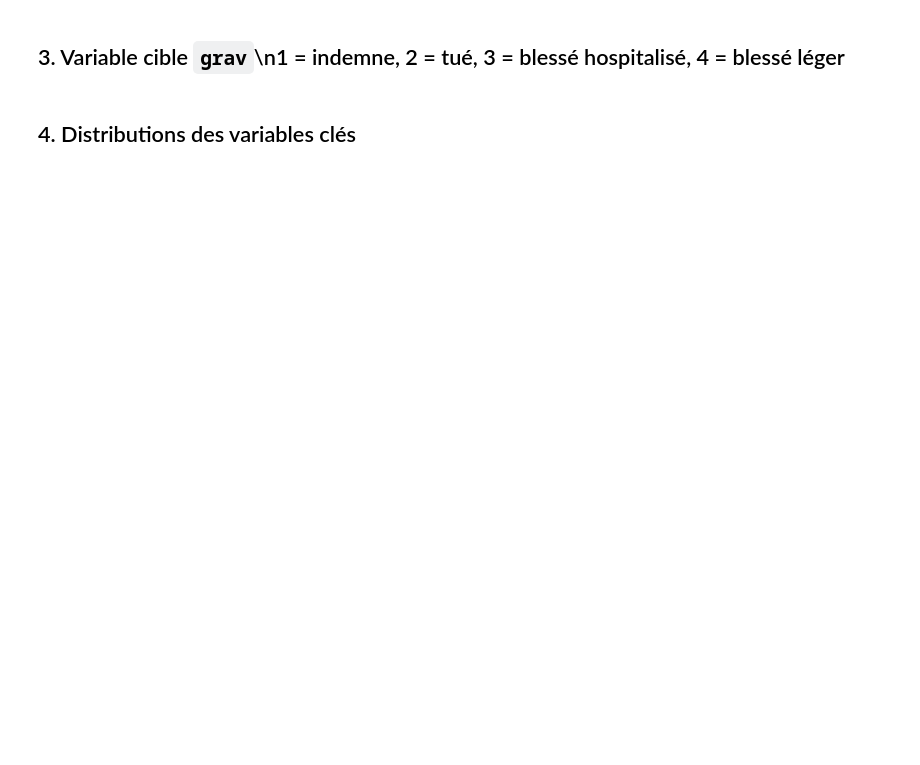
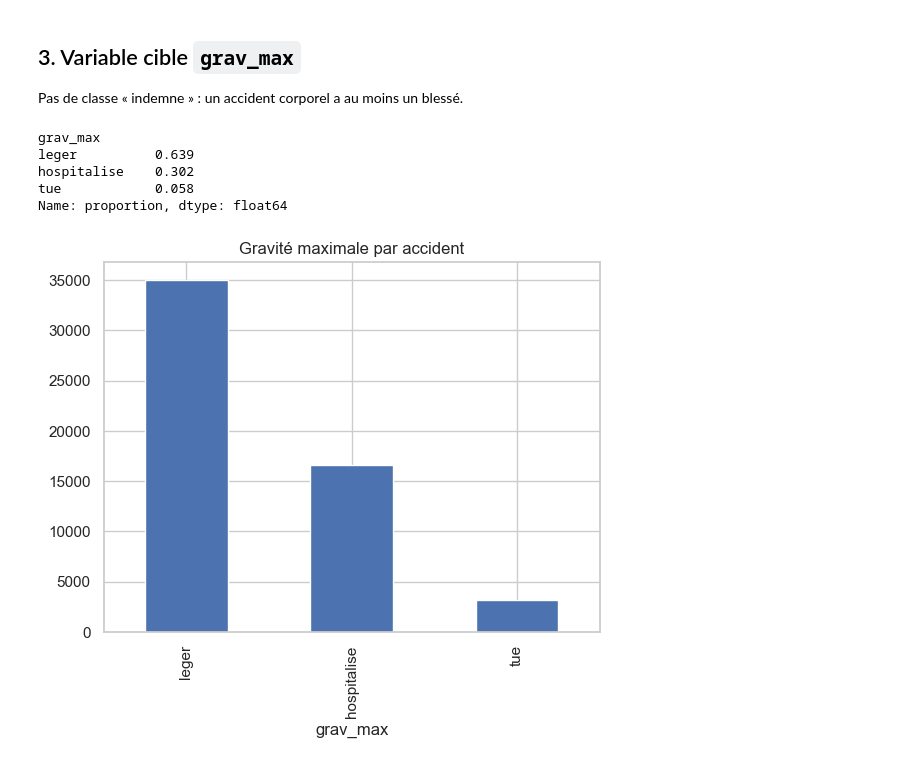
Before and after one commit to cyannure/aaa, a Jupyter notebook: notebooks/01_exploration.ipynb, the cells around one changed output. Cells and saved outputs as stored; diff of their text form; code cells hidden in the pictures; blank space fills up the shorter version.

Commit message:
Accident-level dataset, fixed download script, EDA notebook update

```diff
--- a/notebooks/01_exploration.ipynb
+++ b/notebooks/01_exploration.ipynb
@@ -9,4 +9,5 @@ import matplotlib.pyplot as plt, seaborn as sns
 from pathlib import Path
 sns.set_theme(style="whitegrid"); pd.set_option("display.max_columns", 60)
 YEAR = 2023
-RAW = Path("../data/raw")/str(YEAR)
+LOCAL = Path("../data/processed")/f"accidents_{YEAR}.csv"
+URL = f"https://raw.githubusercontent.com/cyannure/aaa/main/data/processed/accidents_{YEAR}.csv"
@@ -25,0 +23,9 @@ print(df.shape); df.head()
+# %%
+CAT = ["lum","atm","agg","int","col","catr","surf","situ","veh_vulnerable"]
+BIN = ["week_end","choc_avant","manv_risquee","pieton_heurte"]
+NUM = ["heure","vma","nbv","age_cond_max","part_cond_hommes","part_cond_loisirs","part_cond_proteges"]
+TARGET = "grav_max"
+df = pd.read_csv(LOCAL if LOCAL.exists() else URL, dtype={c: "string" for c in CAT})
+df[CAT] = df[CAT].astype("category")
+df[TARGET] = pd.Categorical(df[TARGET], categories=["leger","hospitalise","tue"], ordered=True)
+print(df.shape); df.head()
@@ -28,4 +42,4 @@ print(df.shape); df.head()
 # %%
-df = df.replace({"-1": np.nan, " -1": np.nan, "": np.nan})
-info = pd.DataFrame({"nunique": df.nunique(), "na_%": (df.isna().mean()*100).round(1)}).sort_values("na_%", ascending=False)
+info = pd.DataFrame({"type": df.dtypes.astype(str), "nunique": df.nunique(),
+                     "na_%": (df.isna().mean()*100).round(1)}).sort_values("na_%", ascending=False)
 info
@@ -32,9 +64,13 @@ info
-# %% [markdown]
-## 3. Variable cible `grav`\n1 = indemne, 2 = tué, 3 = blessé hospitalisé, 4 = blessé léger
+# %% [markdown]
+## 3. Variable cible `grav_max`
+Pas de classe « indemne » : un accident corporel a au moins un blessé.
 # %%
-labels = {"1":"Indemne","2":"Tué","3":"Hospitalisé","4":"Léger"}
-y = df["grav"].map(labels)
-print(y.value_counts(normalize=True).round(3))
-y.value_counts().plot.bar(title="Distribution de la gravité"); plt.show()
+print(df[TARGET].value_counts(normalize=True).round(3))
+df[TARGET].value_counts().sort_index().plot.bar(title="Gravité maximale par accident"); plt.show()
+# %% [output]
+grav_max
+leger          0.639
+hospitalise    0.302
+tue            0.058
+Name: proportion, dtype: float64
+[figure, added]
-# %% [markdown]
-## 4. Distributions des variables clés
```
Also changed, not shown: parts of 14 cells of this notebook, 6 other files.
